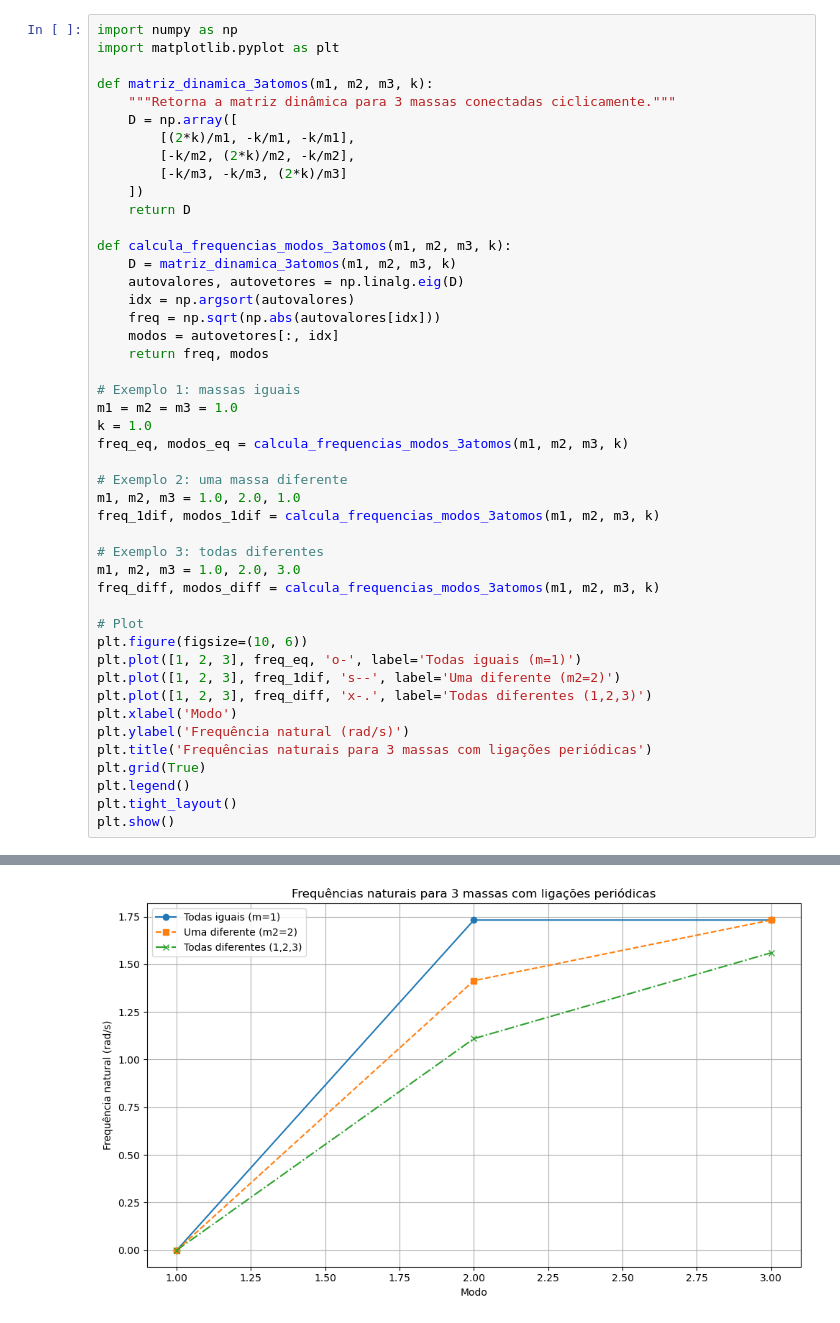
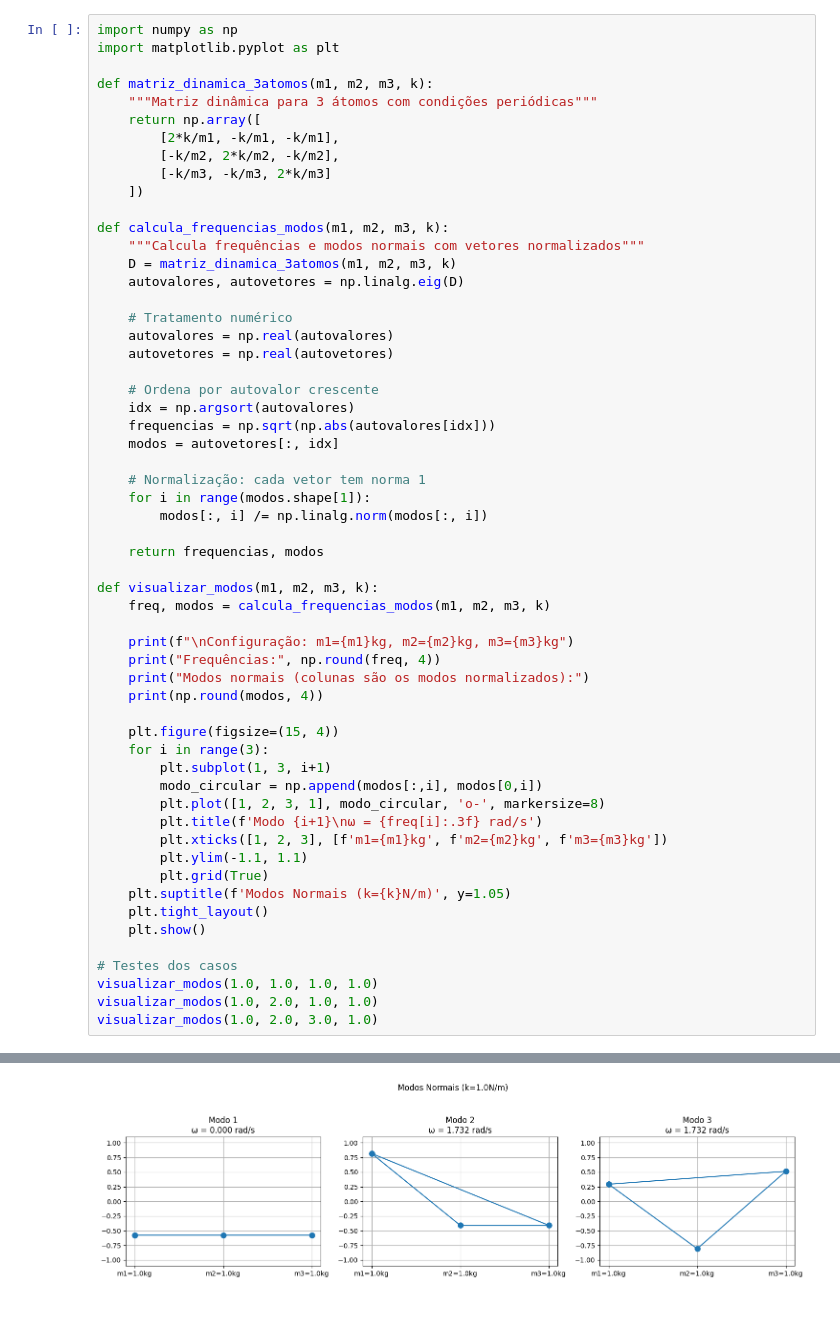
Before and after one commit to KaiqueFalcao/AV4, a Jupyter notebook: AV4.ipynb, the cells around one changed output, grey strips where cells are left out. Drawn from its saved outputs; the diff is of its cells as text.

```diff
--- a/AV4.ipynb
+++ b/AV4.ipynb
@@ -76,45 +72,56 @@ import numpy as np
 import matplotlib.pyplot as plt
 
 def matriz_dinamica_3atomos(m1, m2, m3, k):
-    """Retorna a matriz dinâmica para 3 massas conectadas ciclicamente."""
-    D = np.array([
-        [(2*k)/m1, -k/m1, -k/m1],
-        [-k/m2, (2*k)/m2, -k/m2],
-        [-k/m3, -k/m3, (2*k)/m3]
+    """Matriz dinâmica para 3 átomos com condições periódicas"""
+    return np.array([
+        [2*k/m1, -k/m1, -k/m1],
+        [-k/m2, 2*k/m2, -k/m2],
+        [-k/m3, -k/m3, 2*k/m3]
     ])
-    return D
 
-def calcula_frequencias_modos_3atomos(m1, m2, m3, k):
+def calcula_frequencias_modos(m1, m2, m3, k):
+    """Calcula frequências e modos normais com vetores normalizados"""
     D = matriz_dinamica_3atomos(m1, m2, m3, k)
     autovalores, autovetores = np.linalg.eig(D)
+
+    # Tratamento numérico
+    autovalores = np.real(autovalores)
+    autovetores = np.real(autovetores)
+
+    # Ordena por autovalor crescente
     idx = np.argsort(autovalores)
-    freq = np.sqrt(np.abs(autovalores[idx]))
+    frequencias = np.sqrt(np.abs(autovalores[idx]))
     modos = autovetores[:, idx]
-    return freq, modos
 
-# Exemplo 1: massas iguais
-m1 = m2 = m3 = 1.0
-k = 1.0
-freq_eq, modos_eq = calcula_frequencias_modos_3atomos(m1, m2, m3, k)
+    # Normalização: cada vetor tem norma 1
+    for i in range(modos.shape[1]):
+        modos[:, i] /= np.linalg.norm(modos[:, i])
 
-# Exemplo 2: uma massa diferente
-m1, m2, m3 = 1.0, 2.0, 1.0
-freq_1dif, modos_1dif = calcula_frequencias_modos_3atomos(m1, m2, m3, k)
+    return frequencias, modos
 
-# Exemplo 3: todas diferentes
-m1, m2, m3 = 1.0, 2.0, 3.0
-freq_diff, modos_diff = calcula_frequencias_modos_3atomos(m1, m2, m3, k)
+def visualizar_modos(m1, m2, m3, k):
+    freq, modos = calcula_frequencias_modos(m1, m2, m3, k)
 
-# Plot
-plt.figure(figsize=(10, 6))
-plt.plot([1, 2, 3], freq_eq, 'o-', label='Todas iguais (m=1)')
-plt.plot([1, 2, 3], freq_1dif, 's--', label='Uma diferente (m2=2)')
-plt.plot([1, 2, 3], freq_diff, 'x-.', label='Todas diferentes (1,2,3)')
-plt.xlabel('Modo')
-plt.ylabel('Frequência natural (rad/s)')
-plt.title('Frequências naturais para 3 massas com ligações periódicas')
-plt.grid(True)
-plt.legend()
-plt.tight_layout()
-plt.show()
+    print(f"\nConfiguração: m1={m1}kg, m2={m2}kg, m3={m3}kg")
+    print("Frequências:", np.round(freq, 4))
+    print("Modos normais (colunas são os modos normalizados):")
+    print(np.round(modos, 4))
+
+    plt.figure(figsize=(15, 4))
+    for i in range(3):
+        plt.subplot(1, 3, i+1)
+        modo_circular = np.append(modos[:,i], modos[0,i])
+        plt.plot([1, 2, 3, 1], modo_circular, 'o-', markersize=8)
+        plt.title(f'Modo {i+1}\nω = {freq[i]:.3f} rad/s')
+        plt.xticks([1, 2, 3], [f'm1={m1}kg', f'm2={m2}kg', f'm3={m3}kg'])
+        plt.ylim(-1.1, 1.1)
+        plt.grid(True)
+    plt.suptitle(f'Modos Normais (k={k}N/m)', y=1.05)
+    plt.tight_layout()
+    plt.show()
+
+# Testes dos casos
+visualizar_modos(1.0, 1.0, 1.0, 1.0)
+visualizar_modos(1.0, 2.0, 1.0, 1.0)
+visualizar_modos(1.0, 2.0, 3.0, 1.0)
 # %% [output]
@@ -121 +134 @@ plt.show()
-[figure, old version]
+[figure, new version]
```
Also changed, not shown: parts of 4 cells of this notebook.
